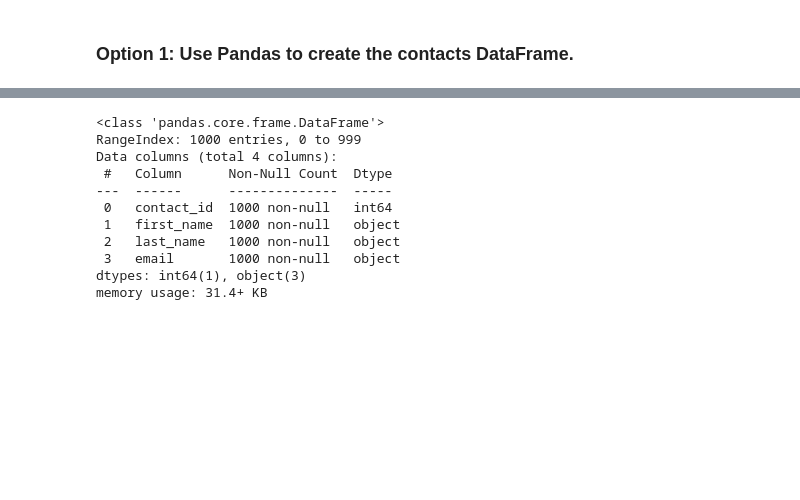
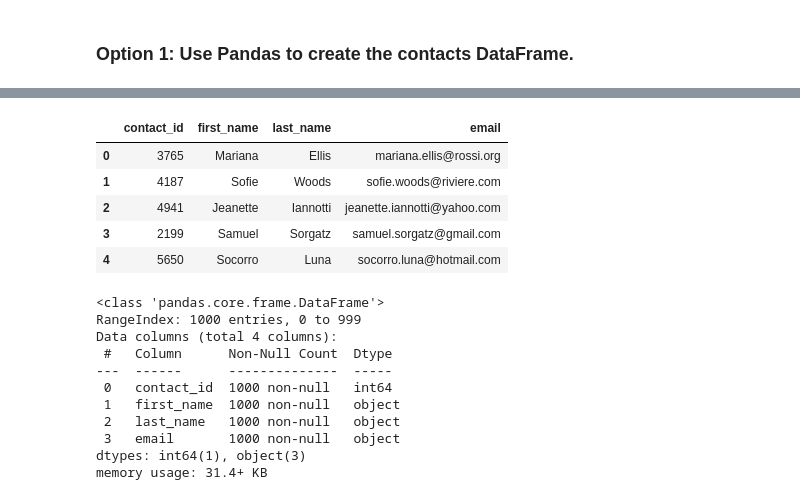
Before and after one commit to sonias17/Crowdfunding_ETL, a Jupyter notebook: ETL_Mini_Project_SSingh_VBriones.ipynb, the cells around one changed output, grey strips where cells are left out. Saved outputs shown, nothing was run; the diff lists cells and outputs as text; code cells hidden in the pictures; blank space fills up the shorter version.

```diff
--- a/ETL_Mini_Project_SSingh_VBriones.ipynb
+++ b/ETL_Mini_Project_SSingh_VBriones.ipynb
@@ -373,2 +413,16 @@ memory usage: 23.6+ KB
+# %%
+# Reorder the columns
+column_order = ['contact_id', 'first_name', 'last_name', 'email']
+
+contact_info = contact_info[column_order]
+
+contact_info.head()
+# %% [output]
+|  | contact_id | first_name | last_name | email |
+| 0 | 3765 | Mariana | Ellis | mariana.ellis@rossi.org |
+| 1 | 4187 | Sofie | Woods | sofie.woods@riviere.com |
+| 2 | 4941 | Jeanette | Iannotti | jeanette.iannotti@yahoo.com |
+| 3 | 2199 | Samuel | Sorgatz | samuel.sorgatz@gmail.com |
+| 4 | 5650 | Socorro | Luna | socorro.luna@hotmail.com |
 # %%
 # Check the datatypes one more time before exporting as CSV file.
```
Also changed, not shown: parts of 17 cells of this notebook, 7 other files.
